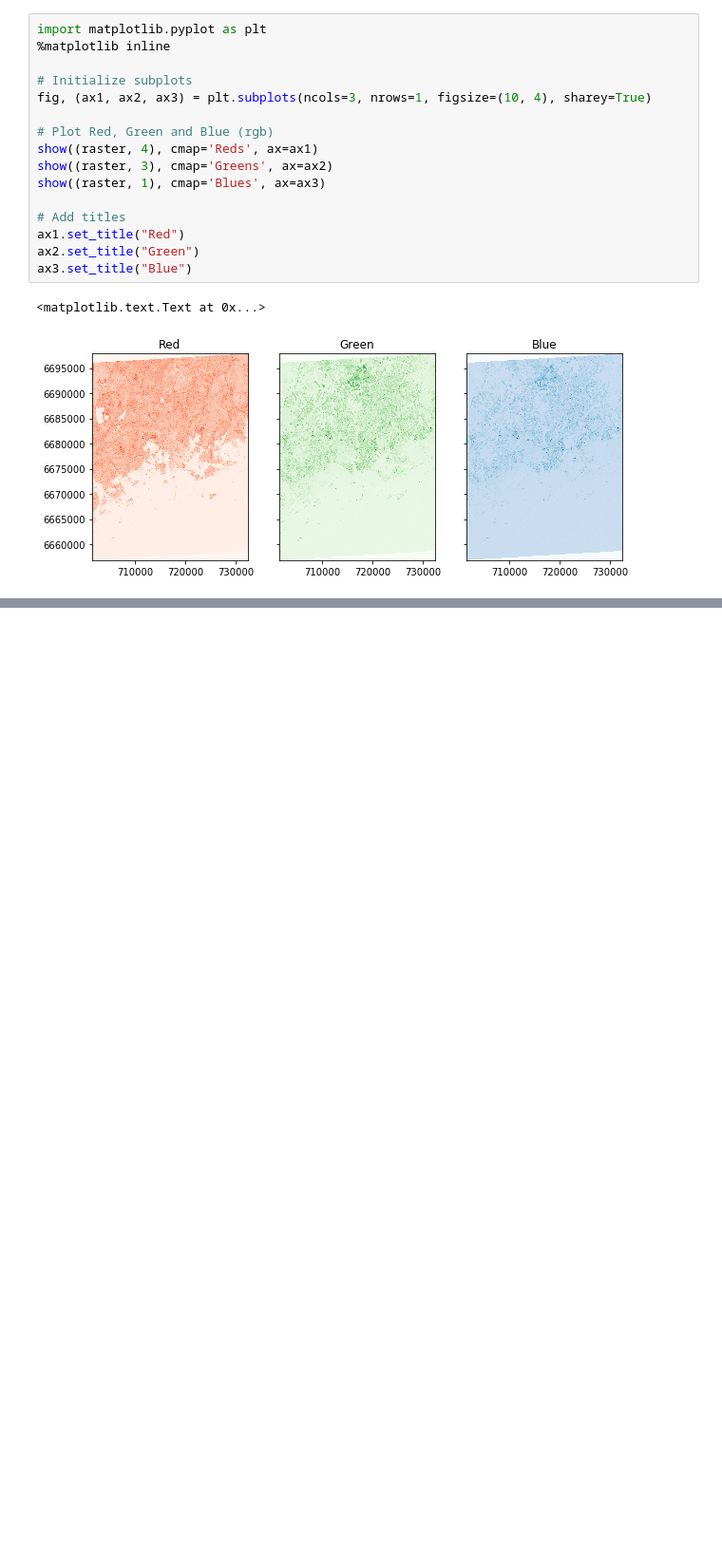
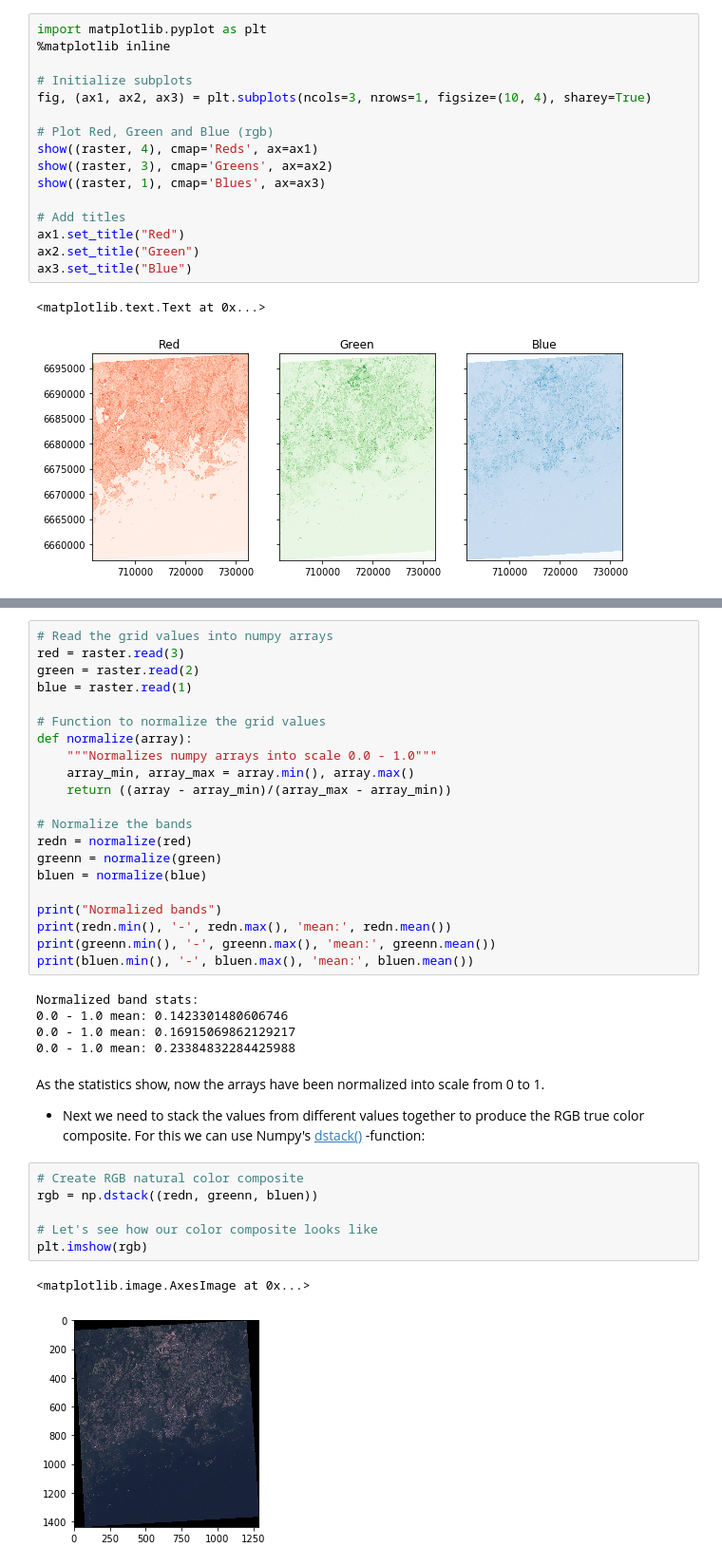
Before and after one commit to Automating-GIS-processes/CSC, a Jupyter notebook: source/notebooks/L5/plotting-raster.ipynb, the cells around one changed output, grey strips where cells are left out. Shown: that part at 95% size. Cells and saved outputs as stored; diff of their text form; blank space fills up the shorter version.

Commit message:
Update raster plotting

```diff
--- a/source/notebooks/L5/plotting-raster.ipynb
+++ b/source/notebooks/L5/plotting-raster.ipynb
@@ -54,0 +62,39 @@ ax3.set_title("Blue")
+# %%
+# Read the grid values into numpy arrays
+red = raster.read(3)
+green = raster.read(2)
+blue = raster.read(1)
+
+# Function to normalize the grid values
+def normalize(array):
+    """Normalizes numpy arrays into scale 0.0 - 1.0"""
+    array_min, array_max = array.min(), array.max()
+    return ((array - array_min)/(array_max - array_min))
+
+# Normalize the bands
+redn = normalize(red)
+greenn = normalize(green)
+bluen = normalize(blue)
+
+print("Normalized bands")
+print(redn.min(), '-', redn.max(), 'mean:', redn.mean())
+print(greenn.min(), '-', greenn.max(), 'mean:', greenn.mean())
+print(bluen.min(), '-', bluen.max(), 'mean:', bluen.mean())
+# %% [output]
+Normalized band stats:
+0.0 - 1.0 mean: 0.1423301480606746
+0.0 - 1.0 mean: 0.16915069862129217
+0.0 - 1.0 mean: 0.23384832284425988
+# %% [markdown]
+As the statistics show, now the arrays have been normalized into scale from 0 to 1.
+
+- Next we need to stack the values from different values together to produce the RGB true color composite. For this we can use Numpy's [dstack()](https://docs.scipy.org/doc/numpy-1.15.1/reference/generated/numpy.dstack.html) -function:
+# %%
+# Create RGB natural color composite
+rgb = np.dstack((redn, greenn, bluen))
+
+# Let's see how our color composite looks like
+plt.imshow(rgb)
+# %% [output]
+<matplotlib.image.AxesImage at 0x...>
+[figure, added]
```
Also changed, not shown: parts of 9 cells of this notebook.
